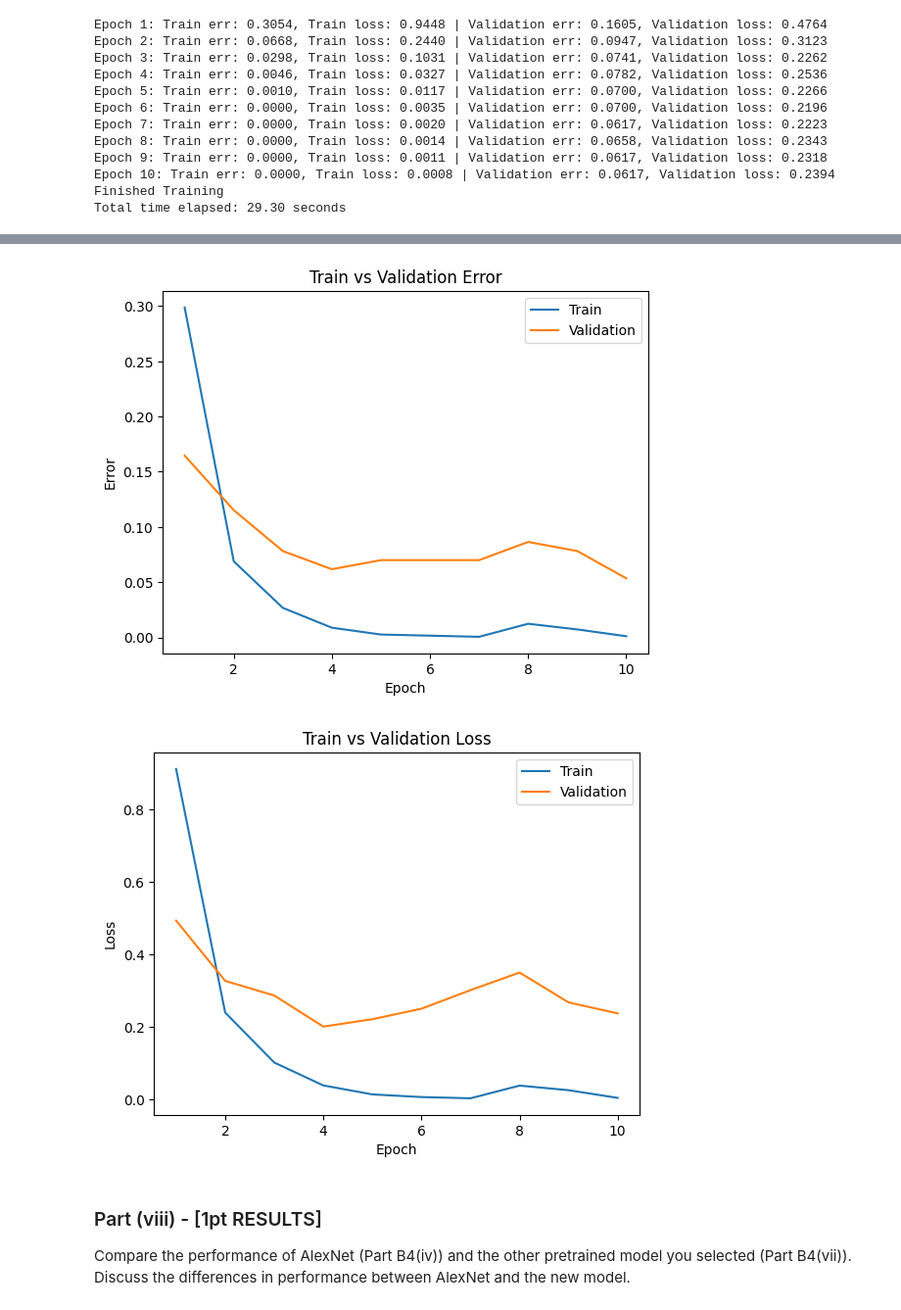
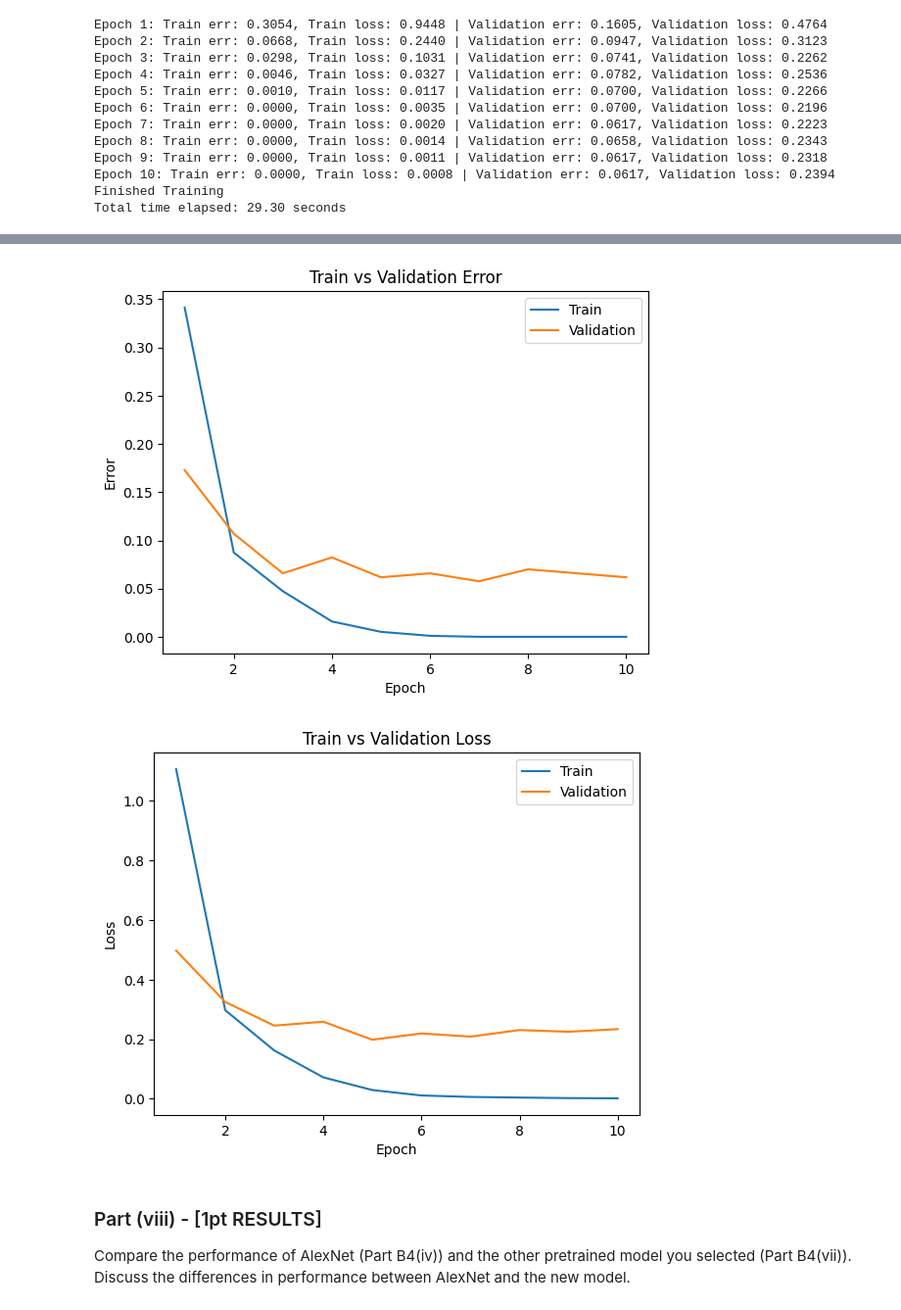
Before and after one commit to Fulankeee/MIE1517-Project-2, a Jupyter notebook: A2.ipynb, the cells around one changed output, grey strips where cells are left out. Shown at 98% size. Saved outputs shown, nothing was run; the diff lists cells and outputs as text; code cells hidden in the pictures.

```diff
--- a/A2.ipynb
+++ b/A2.ipynb
@@ -1580,9 +1581,9 @@ Total time elapsed: 30.23 seconds
 # %%
-bestmodelvgg = get_model_name("VGGnn", batch_size=32, learning_rate=0.03, epoch=9)
+bestmodelvgg = get_model_name("VGGnn", batch_size=64, learning_rate=0.03, epoch=9)
 plot_training_curve(bestmodelvgg)
 # %% [output]
-[figure, old version]
+[figure, new version]
-[figure, old version]
+[figure, new version]
 # %% [markdown]
 ### Part (viii) - [1pt RESULTS]
 Compare the performance of AlexNet (Part B4(iv)) and the other pretrained model you selected (Part B4(vii)). Discuss the differences in performance between AlexNet and the new model.
```
Also changed, not shown: parts of 18 cells of this notebook.
